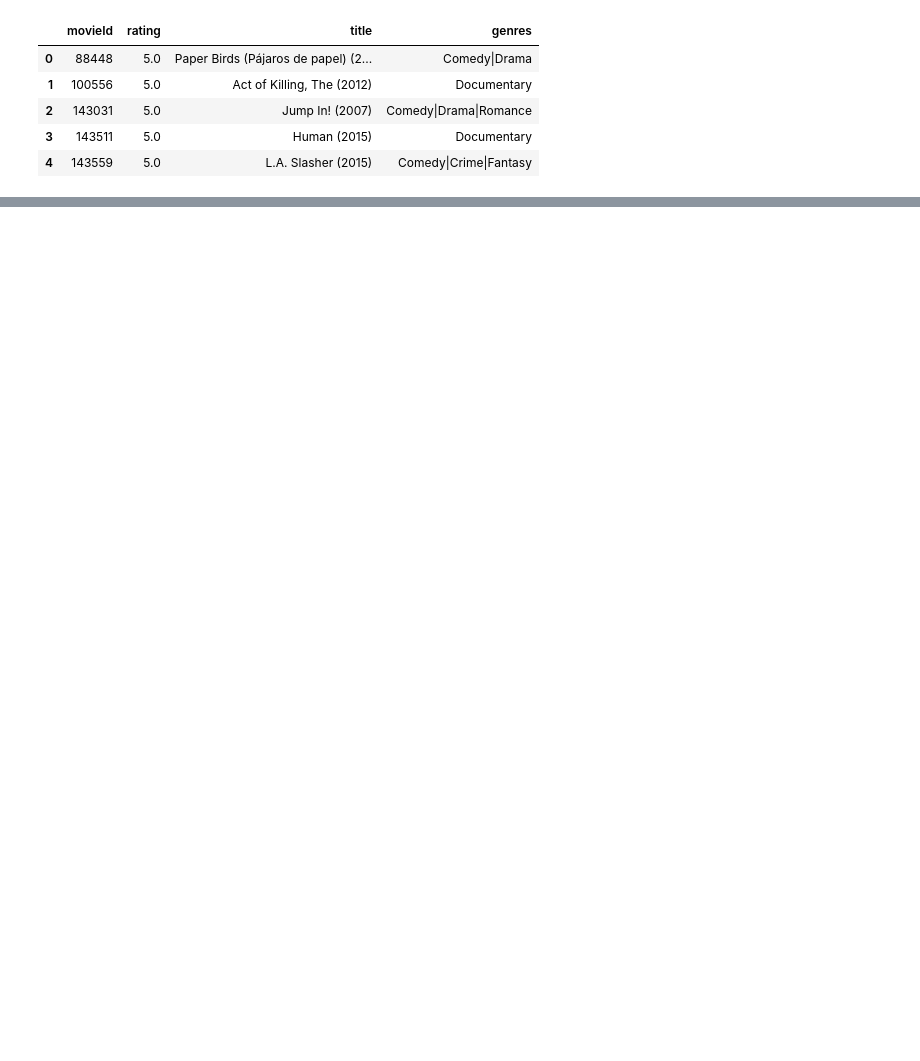
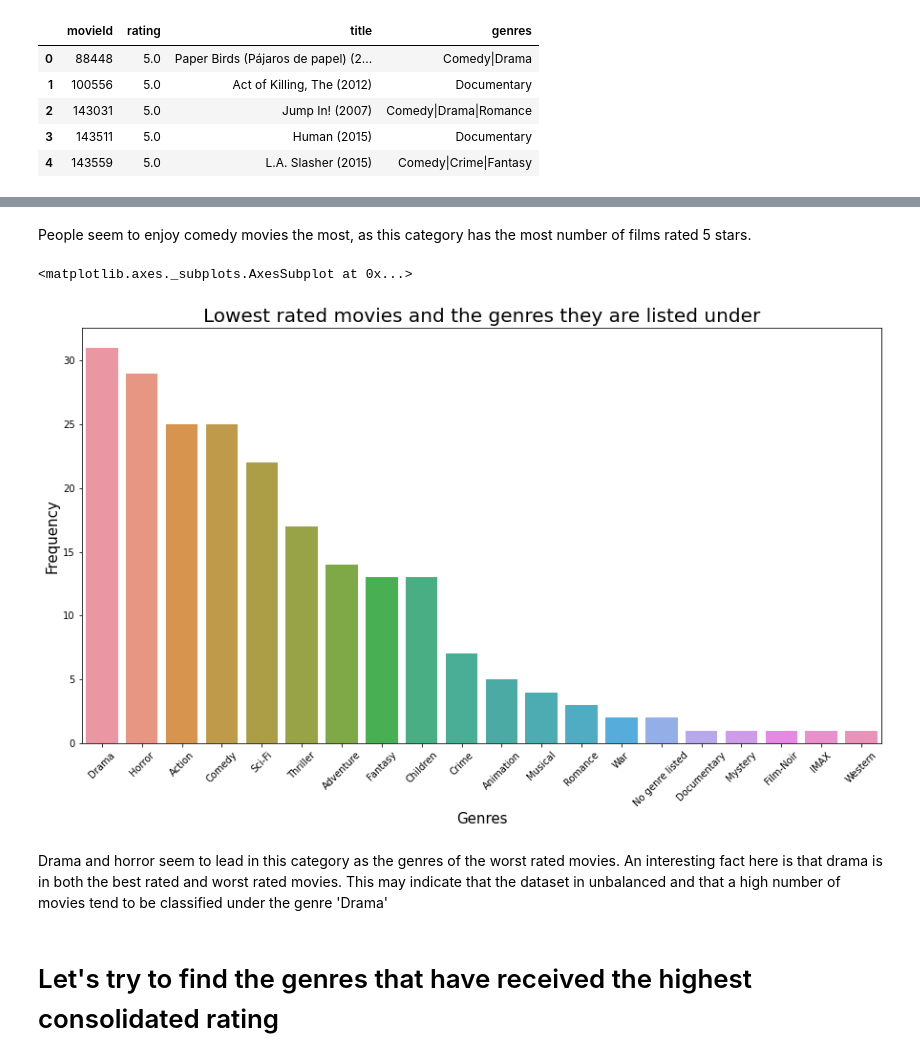
Before and after one commit to minz27/movielens_collaborative_filtering, a Jupyter notebook: Notebook.ipynb, the cells around one changed output, grey strips where cells are left out. Saved outputs shown, nothing was run; the diff lists cells and outputs as text; code cells hidden in the pictures; blank space fills up the shorter version.

```diff
--- a/Notebook.ipynb
+++ b/Notebook.ipynb
@@ -76,0 +96,25 @@ sorted_rating_names.head()
+# %% [markdown]
+People seem to enjoy comedy movies the most, as this category has the most number of films rated 5 stars.
+# %%
+#Get the genres of the movies rated 0.5 stars and plot their distribution
+genres_low = sorted_rating_names[sorted_rating_names['rating'] == 0.5]['genres'].str.split("[|, ' ']", expand=True).stack().value_counts()
+genres_low['No genre listed'] = genres_low['(no']
+del genres_low['genres']
+del genres_low['listed)']
+del genres_low['(no']
+genres_low = dict(sorted(genres_low.items(), key=lambda item: item[1], reverse=True))
+keys = list(genres_low.keys())
+values = [genres_low[k] for k in keys]
+plt.figure(figsize=(15,8))
+plt.xticks(rotation=45)
+plt.xlabel('Genres', fontsize=15)
+plt.ylabel('Frequency', fontsize=15)
+plt.title('Lowest rated movies and the genres they are listed under',fontsize=20)
+sns.barplot(x=keys, y=values)
+# %% [output]
+<matplotlib.axes._subplots.AxesSubplot at 0x...>
+[figure, added]
+# %% [markdown]
+Drama and horror seem to lead in this category as the genres of the worst rated movies. An interesting fact here is that drama is in both the best rated and worst rated movies. This may indicate that the dataset in unbalanced and that a high number of movies tend to be classified under the genre 'Drama'
+# %% [markdown]
+# Let's try to find the genres that have received the highest consolidated rating
```
Also changed, not shown: parts of 6 cells of this notebook, 6 other files.
